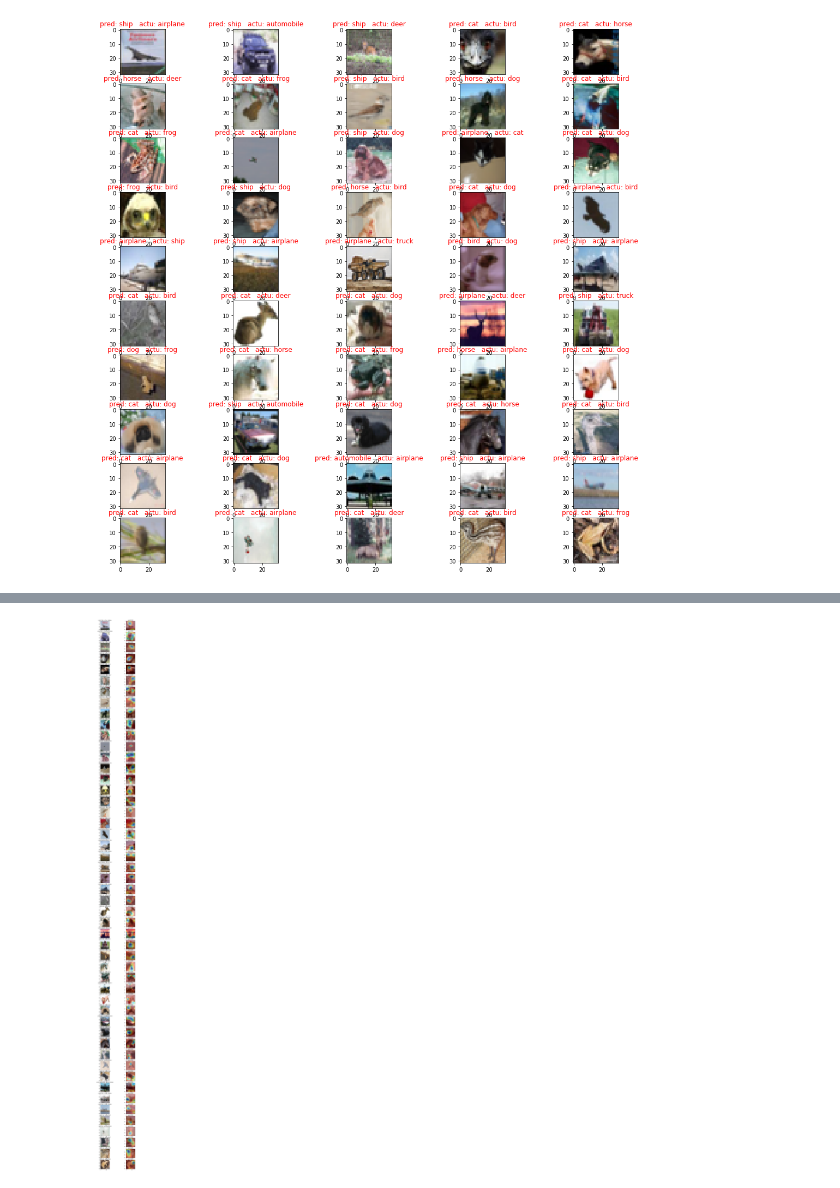
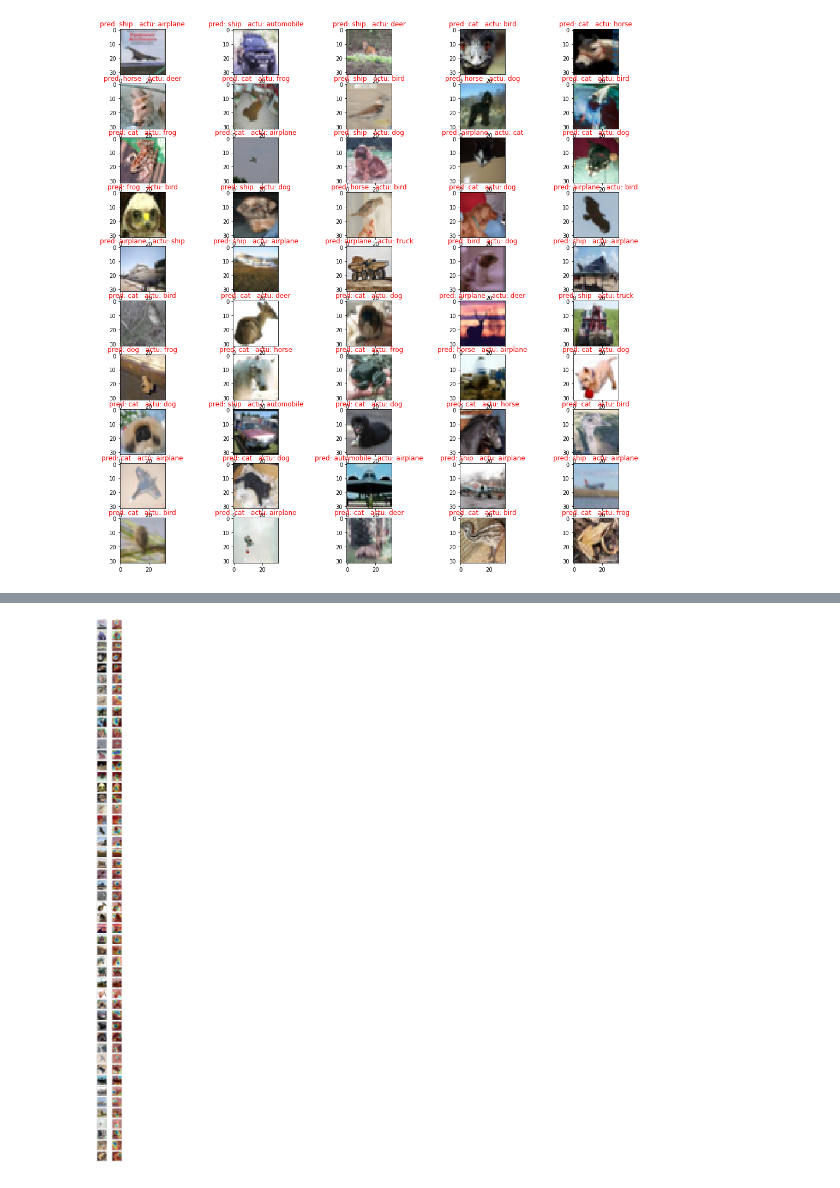
Before and after one commit to chunduri11/EIP-Assignment-1, a Jupyter notebook: Assignment_1_EIP.ipynb, the cells around one changed output, grey strips where cells are left out. Saved outputs shown, nothing was run; the diff lists cells and outputs as text; code cells hidden in the pictures.

```diff
--- a/Assignment_1_EIP.ipynb
+++ b/Assignment_1_EIP.ipynb
@@ -168,15 +177,15 @@ def grad_CAM(img):
 # %%
 class_names = ['airplane','automobile','bird','cat','deer',
                'dog','frog','horse','ship','truck']
 %matplotlib inline
-fig, ax = plt.subplots(50,2,figsize=(10, 120))
+fig, ax = plt.subplots(50,2,figsize=(10, 200))
 for k,l in enumerate(X_test_wrong_raw[:]):
 
   superimposed_img, preds = grad_CAM(l[0])
 
   ax[k,0].imshow(l[0])
   ax[k,0].set_title("pred: {}   actu: {}".format(class_names[l[1]], class_names[l[2]]))
   ax[k,1].imshow(superimposed_img)
   ax[k,1].set_title("grad CAM")
 # %% [output]
-[figure, old version]
+[figure, new version]
```
Also changed, not shown: parts of 2 cells of this notebook.
